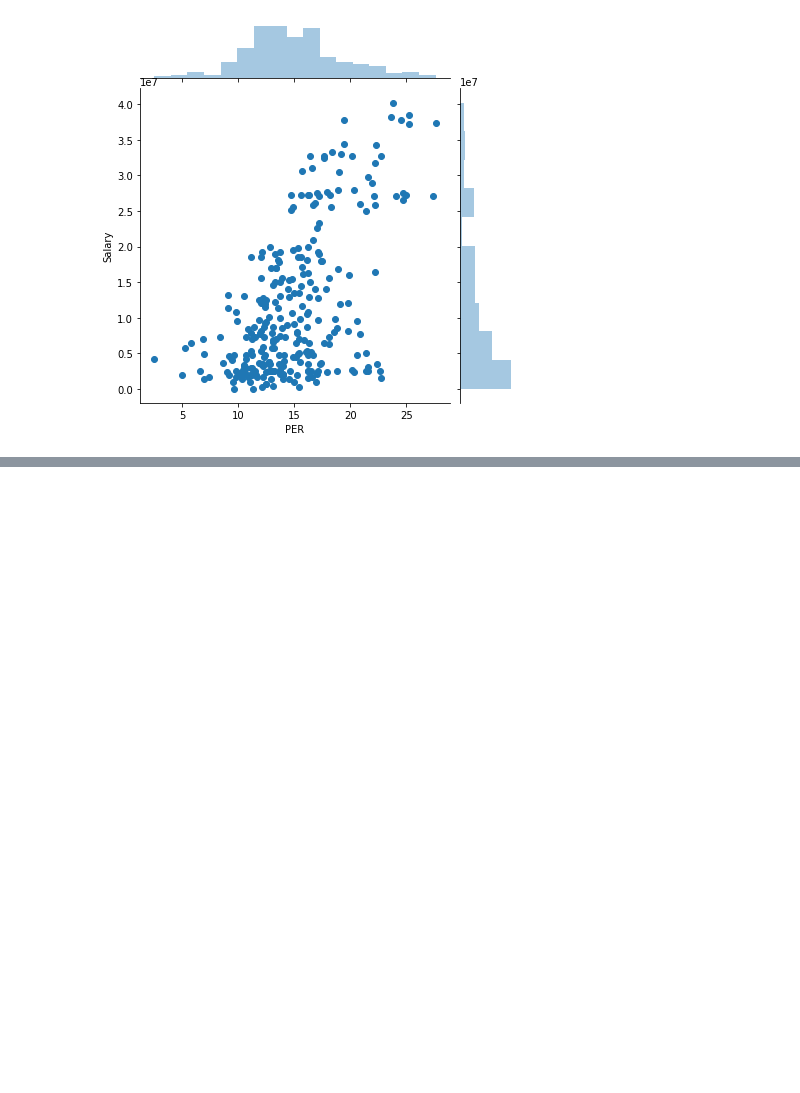
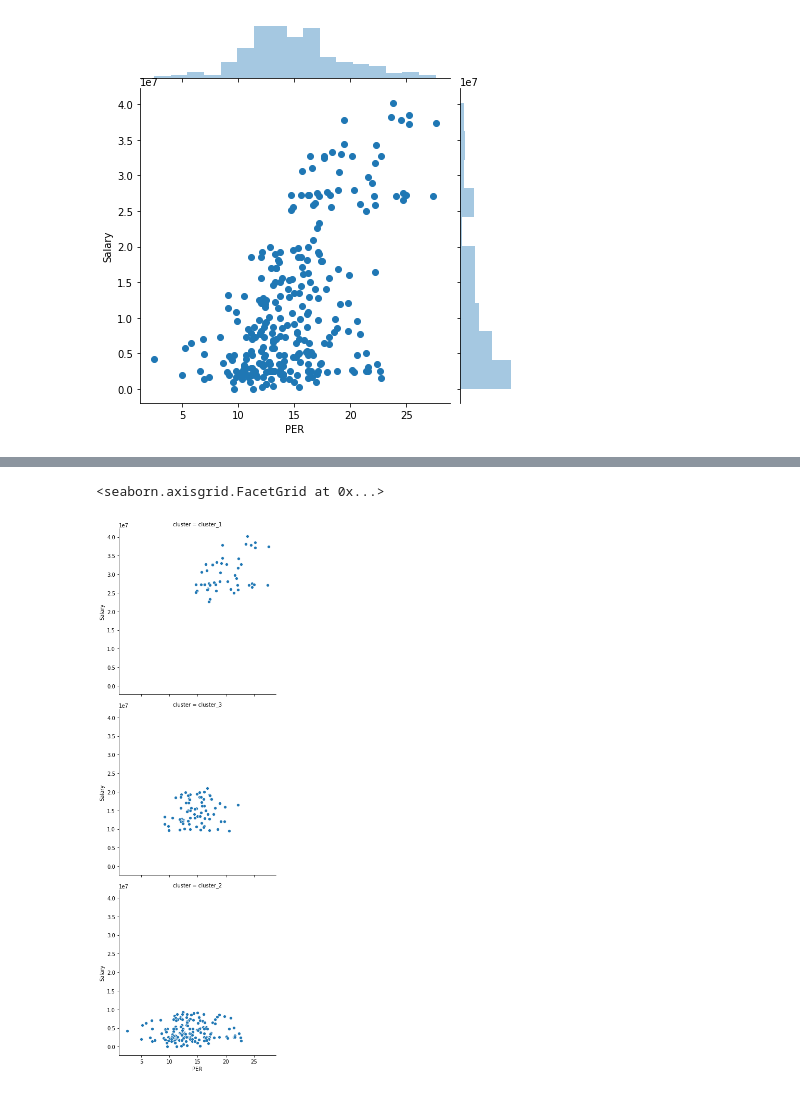
Before and after one commit to Mattsantos541/NBA, a Jupyter notebook: Salary Cluster.ipynb, the cells around one changed output, grey strips where cells are left out. Cells and saved outputs as stored; diff of their text form; code cells hidden in the pictures; blank space fills up the shorter version.

```diff
--- a/Salary Cluster.ipynb
+++ b/Salary Cluster.ipynb
@@ -128,0 +180,7 @@ array([[16.20521739],
+# %%
+dfmain['cluster'] = kmeans.labels_
+dfmain.cluster = 'cluster_' + (dfmain.cluster + 1).astype('str')
+sns.relplot(data=dfmain, x='PER', y='Salary', row='cluster')
+# %% [output]
+<seaborn.axisgrid.FacetGrid at 0x...>
+[figure, added]
```
Also changed, not shown: parts of 11 cells of this notebook.
